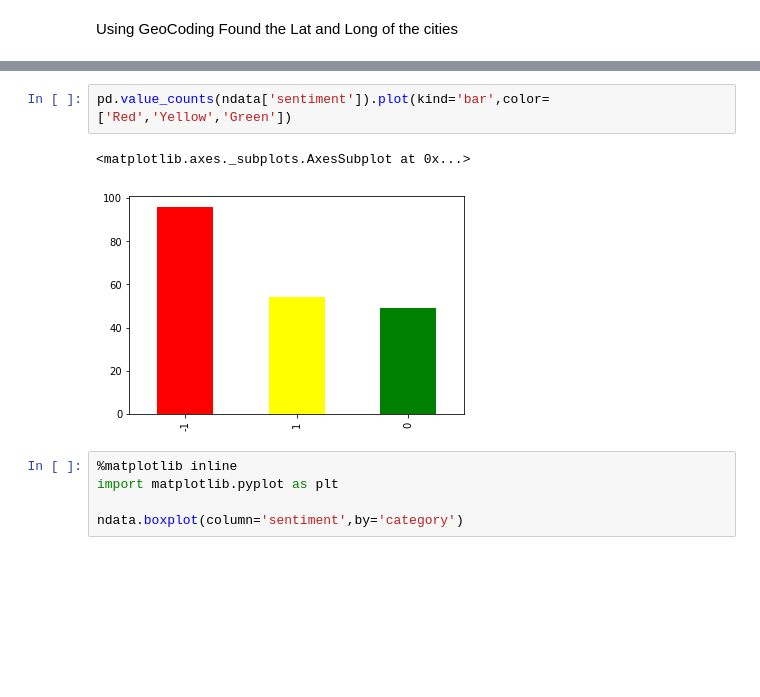
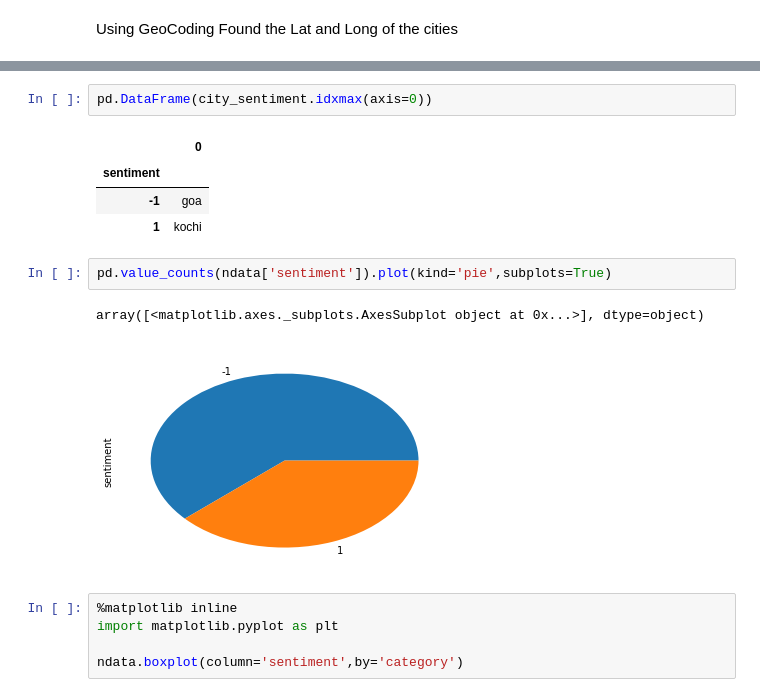
Before and after one commit to manu0b1100/Demonetization_Analysis, a Jupyter notebook: Analysis/Demonet Project.ipynb, the cells around one changed output, grey strips where cells are left out. Saved outputs shown, nothing was run; the diff lists cells and outputs as text; blank space fills up the shorter version.

```diff
--- a/Analysis/Demonet Project.ipynb
+++ b/Analysis/Demonet Project.ipynb
@@ -80,8 +60,15 @@ pd.crosstab(ndata['city'],ndata['sentiment'])
+# %%
+pd.DataFrame(city_sentiment.idxmax(axis=0))
+# %% [output]
+|  | 0 |
+| sentiment |  |
+| -1 | goa |
+| 1 | kochi |
 # %%
-pd.value_counts(ndata['sentiment']).plot(kind='bar',color=['Red','Yellow','Green'])
+pd.value_counts(ndata['sentiment']).plot(kind='pie',subplots=True)
 # %% [output]
-<matplotlib.axes._subplots.AxesSubplot at 0x...>
+array([<matplotlib.axes._subplots.AxesSubplot object at 0x...>], dtype=object)
-[figure, old version]
+[figure, new version]
 # %%
 %matplotlib inline
 import matplotlib.pyplot as plt
```
Also changed, not shown: parts of 19 cells of this notebook, 6 other files.
